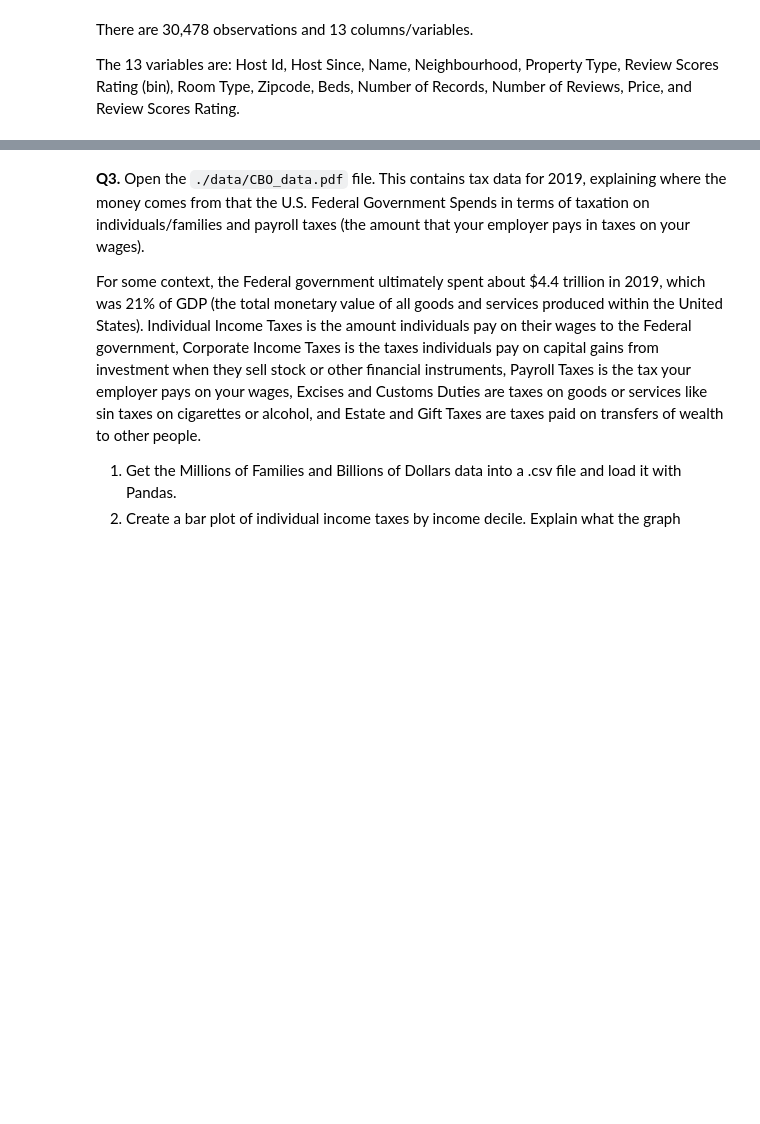
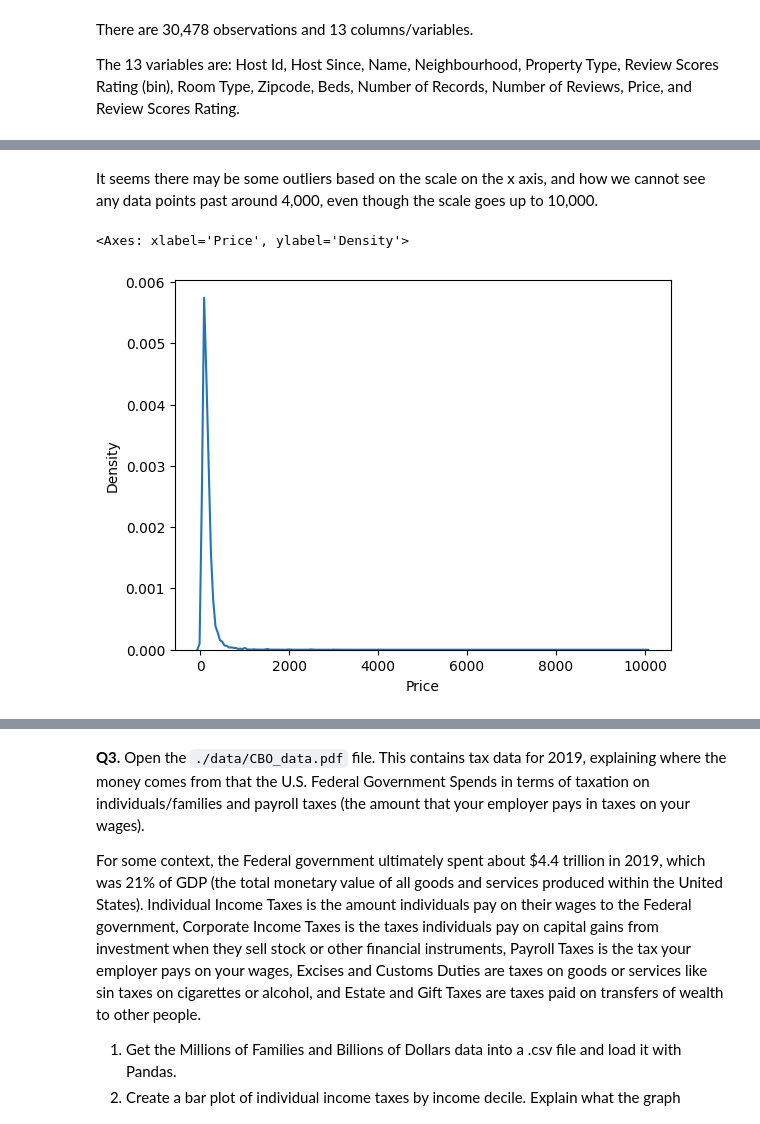
Before and after one commit to jillianhaig/visualization, a Jupyter notebook: assignment/assignment.ipynb, the cells around one changed output, grey strips where cells are left out. Saved outputs shown, nothing was run; the diff lists cells and outputs as text; code cells hidden in the pictures; blank space fills up the shorter version.

```diff
--- a/assignment/assignment.ipynb
+++ b/assignment/assignment.ipynb
@@ -83,0 +117,8 @@ The 13 variables are: Host Id, Host Since, Name, Neighbourhood, Property Type, R
+# %% [markdown]
+It seems there may be some outliers based on the scale on the x axis, and how we cannot see any data points past around 4,000, even though the scale goes up to 10,000.
+# %%
+# Kernel Density
+sns.kdeplot(data=df, x="Price")
+# %% [output]
+<Axes: xlabel='Price', ylabel='Density'>
+[figure, added]
```
Also changed, not shown: parts of 8 cells of this notebook.
